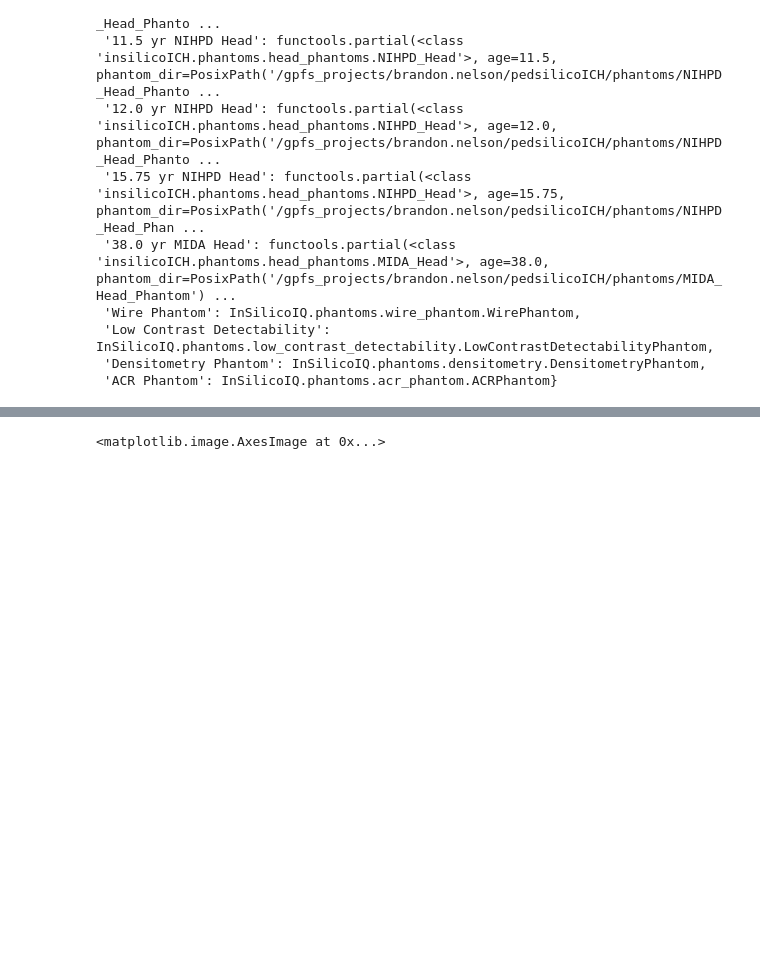
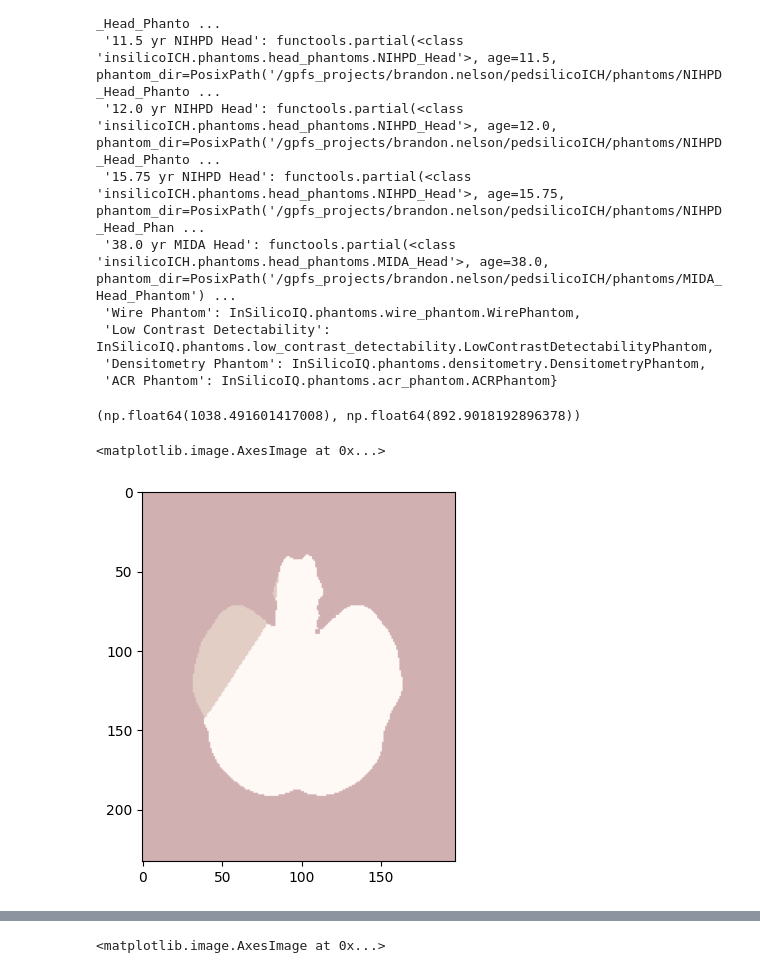
Before and after one commit to DIDSR/InSilicoICH, a Jupyter notebook: notebooks/01_phantoms.ipynb, the cells around one changed output, grey strips where cells are left out. Saved outputs shown, nothing was run; the diff lists cells and outputs as text; code cells hidden in the pictures; blank space fills up the shorter version.

```diff
--- a/notebooks/01_phantoms.ipynb
+++ b/notebooks/01_phantoms.ipynb
@@ -28,0 +47,48 @@ available_phantoms
+# %%
+age = 6.5
+vol = 20
+seed = 42
+phantom = load_phantom(age)
+phantom.insert_lesion('EDH', volume=vol, mass_effect=False, seed=seed)
+phantom_no_me_image = phantom.get_CT_number_phantom()[
+    phantom.lesions[0].coords_voxel[0]
+    ]
+
+phantom_me = load_phantom(age)
+phantom_me.insert_lesion('EDH', volume=vol, mass_effect=0.5, seed=seed)
+phantom_me_image = phantom_me.get_CT_number_phantom()[
+    phantom.lesions[0].coords_voxel[0]
+    ]
+
+me_05 = phantom_me_image - phantom_no_me_image
+# assert (np.linalg.norm(me_05) > 800) & (np.linalg.norm(me_05) < 2000)
+
+phantom_me = load_phantom(age)
+phantom_me.insert_lesion('EDH', volume=vol, mass_effect=1.0, seed=seed)
+phantom_me_image = phantom_me.get_CT_number_phantom()[
+    phantom_me.lesions[0].coords_voxel[0]
+    ]
+
+me_10 = phantom_me_image - phantom_no_me_image
+
+np.linalg.norm(me_10) > np.linalg.norm(me_05)
+# %%
+np.linalg.norm(me_10), np.linalg.norm(me_05)
+# %% [output]
+(np.float64(1038.491601417008), np.float64(892.9018192896378))
+# %%
+import matplotlib.pyplot as plt
+from utils import scrollview
+lesion = phantom.lesions[0].mask
+lesion &= phantom.warp_inclusion_mask
+lesion &= ~phantom.warp_exclusion_mask
+lesion = lesion[phantom.lesions[0].coords_voxel[0]]
+
+# lesion = lesion[phantom.lesions[0].coords_voxel[0]]
+# plt.imshow(phantom.get_CT_number_phantom()[phantom.lesions[0].coords_voxel[0]], vmin=0, vmax=80, cmap='gray')
+plt.imshow(lesion, cmap='Oranges', alpha=0.3)
+plt.imshow(phantom.warp_exclusion_mask[phantom.lesions[0].coords_voxel[0]], cmap='Reds', alpha=0.3)
+# plt.imshow(phantom.warp_inclusion_mask[phantom.lesions[0].coords_voxel[0]], cmap='Blues', alpha=0.3)
+# %% [output]
+<matplotlib.image.AxesImage at 0x...>
+[figure, added]
```
Also changed, not shown: parts of 7 cells of this notebook, 4 other files.
